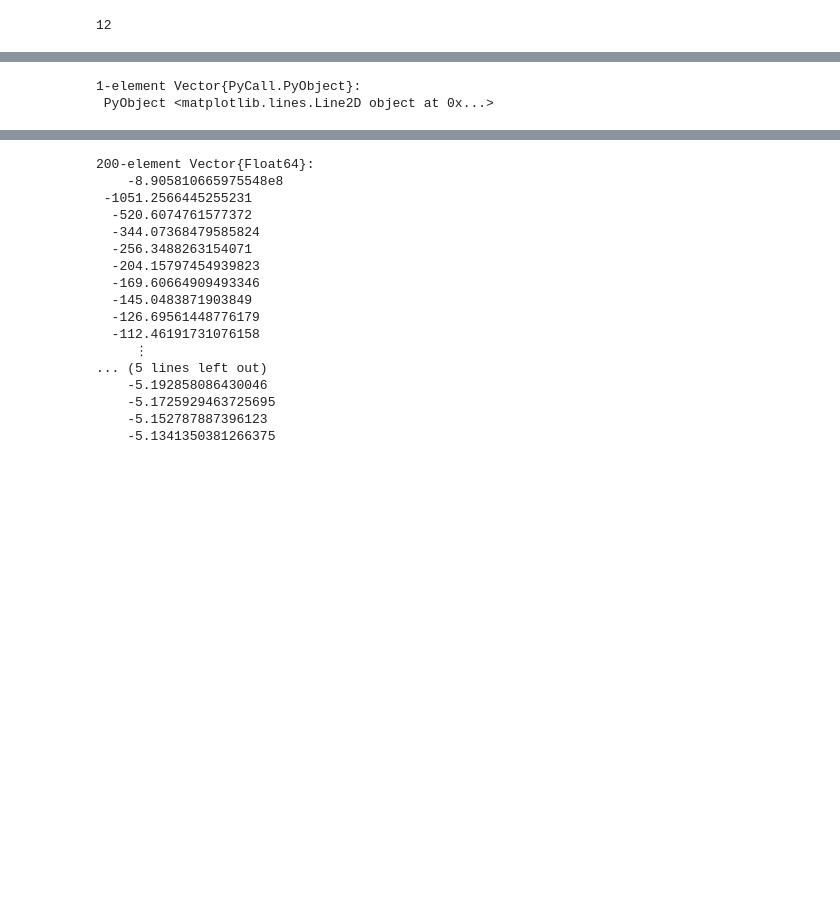
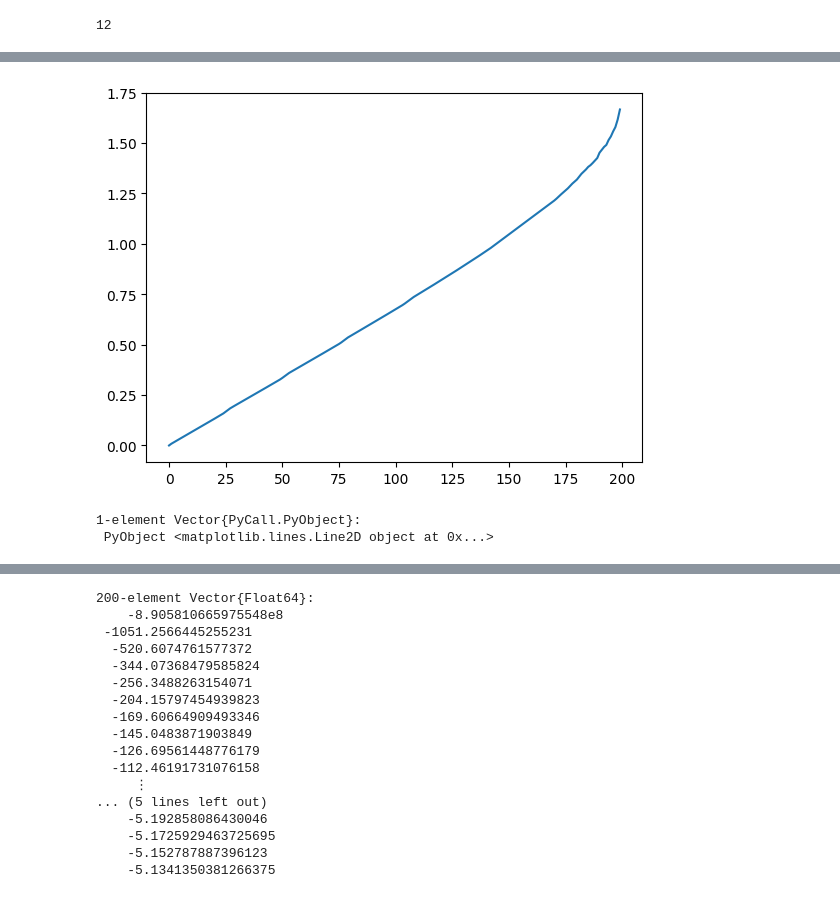
Before and after one commit to sgcbayli024/Assignments, a Jupyter notebook: Conor_Bayliss_assignment_1.ipynb, the cells around one changed output, grey strips where cells are left out. Drawn from its saved outputs; the diff is of its cells as text; code cells hidden in the pictures; blank space fills up the shorter version.

```diff
--- a/Conor_Bayliss_assignment_1.ipynb
+++ b/Conor_Bayliss_assignment_1.ipynb
@@ -242,6 +301,7 @@ minor collections:  0
 full collections:   0
 # %%
-plot(σ_star, v_star)
+plot(σ_star)
 # %% [output]
+[figure, added]
 1-element Vector{PyCall.PyObject}:
  PyObject <matplotlib.lines.Line2D object at 0x...>
```
Also changed, not shown: parts of 13 cells of this notebook.
